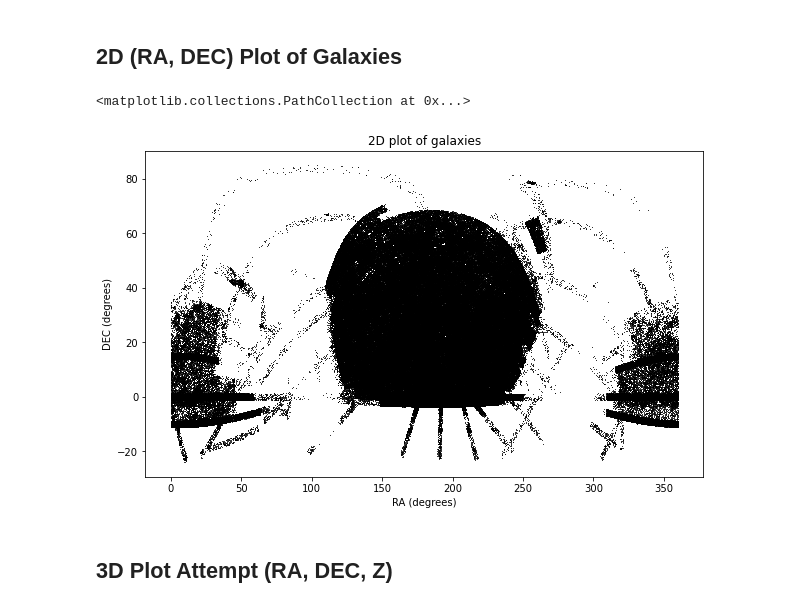
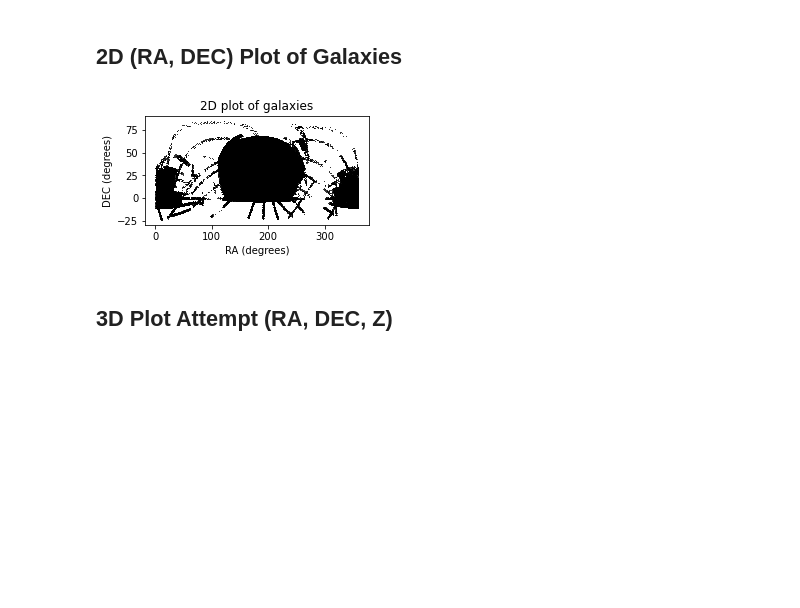
Before and after one commit to kadglass/SmallScale, a Jupyter notebook: Small Scale Environment.ipynb, the cells around one changed output. Cells and saved outputs as stored; diff of their text form; code cells hidden in the pictures; blank space fills up the shorter version.

```diff
--- a/Small Scale Environment.ipynb
+++ b/Small Scale Environment.ipynb
@@ -61,6 +61,8 @@ array([-19.303656, -19.976496, -18.431812, ..., -18.258053, -17.241238,
 # %%
 data_table = Table()
 
+data_table['aimc'] = data['aimc']
+data_table['IN_DR7_LSS'] = data['IN_DR7_LSS']
 data_table['RA'] = data['RA']
 data_table['DEC'] = data['DEC']
 data_table['Z'] = data['Z']
@@ -75,4 +77,8 @@ data_table['Zerr'] = data['Zerr']
 data_table['logNO'] = data['logNO']
 data_table['NOerr'] = data['NOerr']
 data_table['vflag_VF'] = data['vFlag_VF']
+data_table['ID#'] = [i for i in range(len(data_table))]
+# %%
+mask = data_table['Z']>0     #removing objects that are not galaxies
+data_table = data_table[mask]
 # %%
@@ -93,16 +104,15 @@ import numpy as np
 import matplotlib as mpl
 import matplotlib.pyplot as plt
 # %%
-plt.rcParams["figure.figsize"] = (10,6)  #increase size of figure
+plt.rcParams["figure.figsize"] = (4,2)  #increase size of figure
 
 plt.title('2D plot of galaxies') #title
 plt.xlabel('RA (degrees)') #x label
 plt.ylabel('DEC (degrees)') #y label
 
-plt.scatter(data_table['RA'], data_table['DEC'], marker='o', c='k', s=1, lw=0)
+plt.scatter(data_table['RA'], data_table['DEC'], marker='o', c='k', s=1, lw=0);
 # %% [output]
-<matplotlib.collections.PathCollection at 0x...>
-[figure, old version]
+[figure, new version]
 # %% [markdown]
 ## 3D Plot Attempt (RA, DEC, Z)
 # %%
```
Also changed, not shown: parts of 28 cells of this notebook.
